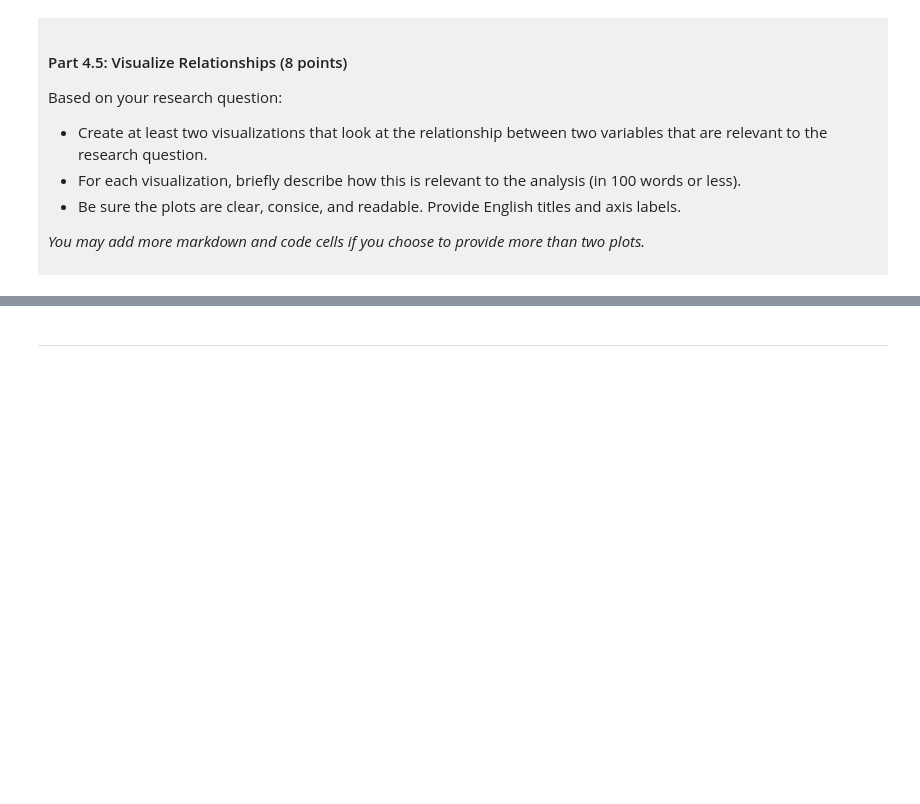
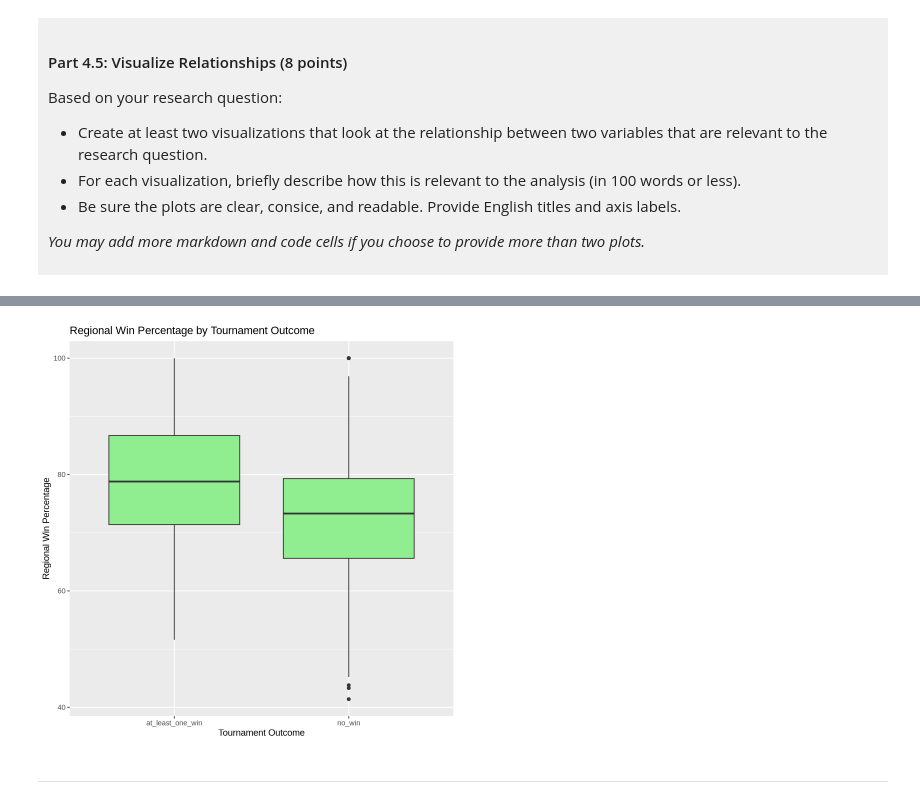
Before and after one commit to leannacai228/dsic-100-project-chunbing-cai, a Jupyter notebook: dsci-100-project-notebook.ipynb, the cells around one changed output, grey strips where cells are left out. Saved outputs shown, nothing was run; the diff lists cells and outputs as text; code cells hidden in the pictures; blank space fills up the shorter version.

```diff
--- a/dsci-100-project-notebook.ipynb
+++ b/dsci-100-project-notebook.ipynb
@@ -321,5 +395,15 @@ Visualization 2: %%% EDIT THIS MARKDOWN CELL%%%
 # %%
-### EDIT THIS CODE CELL FOR VISUALIZATION 2###
+win_pct_relationship_graph <- march_madness_tidy |>
+  ggplot(aes(x = win_category, y = reg_wins_pct)) +
+  geom_boxplot(fill = "lightgreen") +
+  labs(
+    title = "Regional Win Percentage by Tournament Outcome",
+    x = "Tournament Outcome",
+    y = "Regional Win Percentage")
+
+win_pct_relationship_graph
+# %% [output]
+[figure, added]
 # %% [markdown]
 ------
 # %% [markdown]
```
Also changed, not shown: parts of 9 cells of this notebook.
